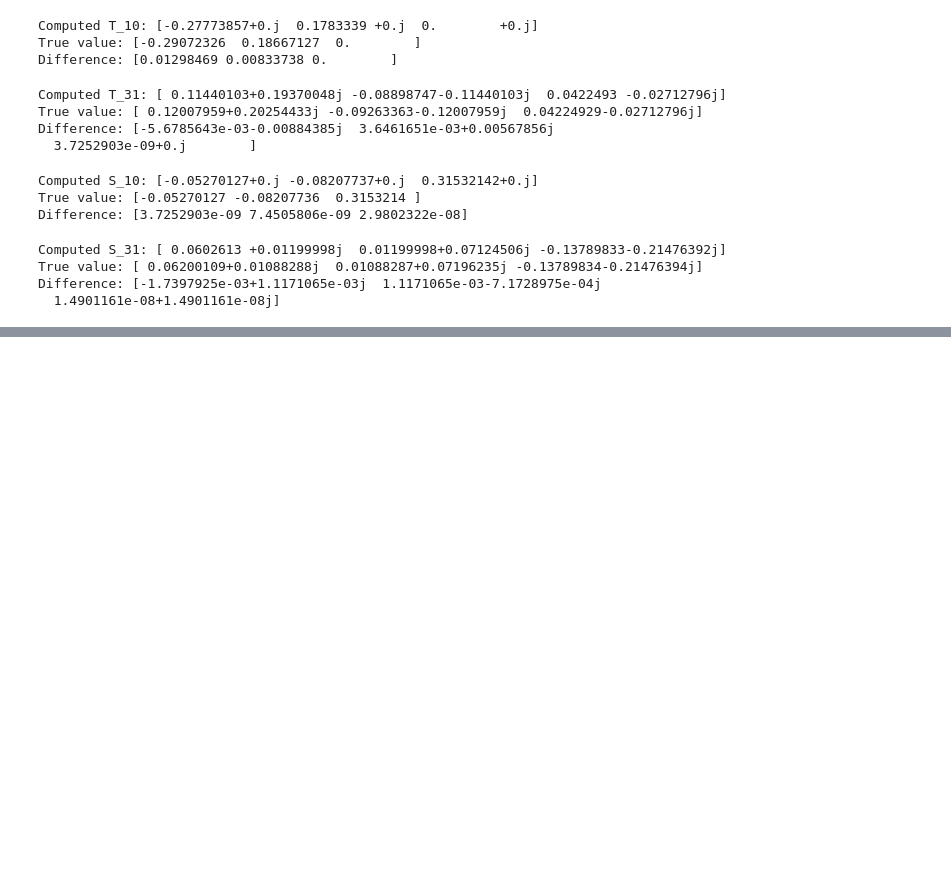
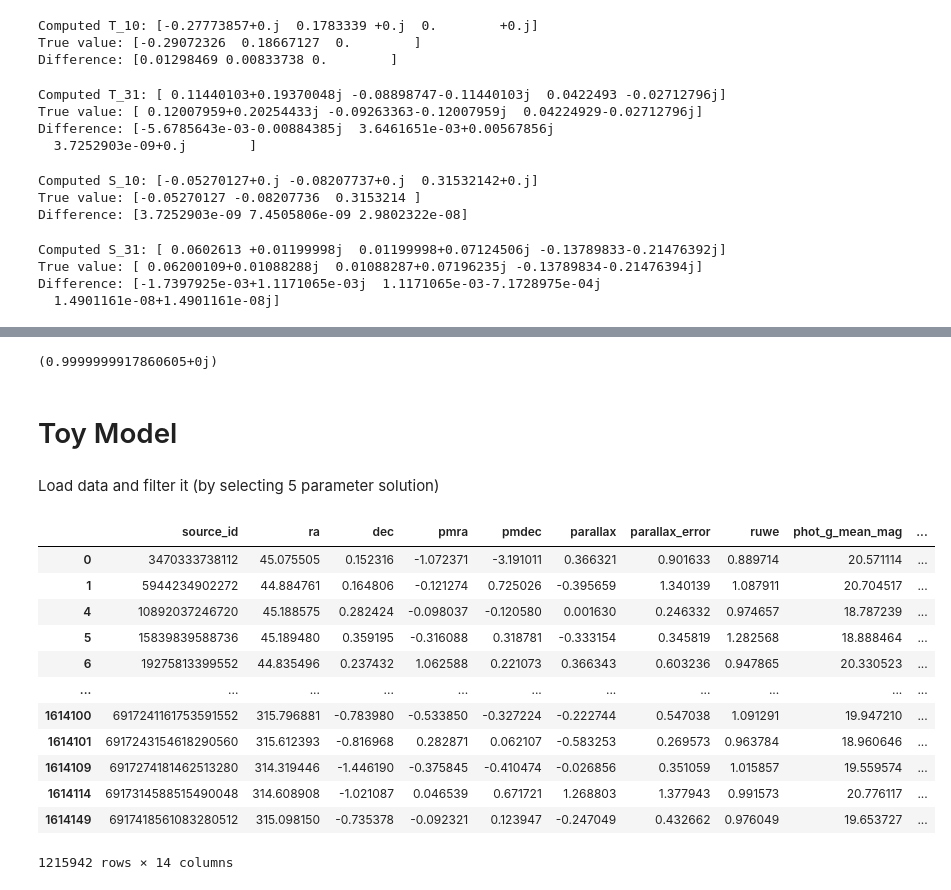
Before and after one commit to MatteoMancini01/Gaia_EDR3, a Jupyter notebook: Tests.ipynb, the cells around one changed output, grey strips where cells are left out. Drawn from its saved outputs; the diff is of its cells as text; code cells hidden in the pictures; blank space fills up the shorter version.

```diff
--- a/Tests.ipynb
+++ b/Tests.ipynb
@@ -530,0 +459,24 @@ plt.show()
+# %%
+# Real part
+f_real = lambda delta, alpha: jnp.vdot(
+    S_lm_scalar(alpha, delta, 1, 0),
+    S_slm_scalar(alpha, delta, 1, 0)
+).real * jnp.cos(delta)
+
+# Imaginary part
+f_imag = lambda delta, alpha: jnp.vdot(
+    S_lm_scalar(alpha, delta, 1, 0),
+    S_slm_scalar(alpha, delta, 1, 0)
+).imag * jnp.cos(delta)
+
+# Integrate both
+real_part, err_real = dblquad(f_real, 0., 2*jnp.pi, lambda alpha: -jnp.pi/2, lambda alpha: jnp.pi/2)
+imag_part, err_imag = dblquad(f_imag, 0., 2*jnp.pi, lambda alpha: -jnp.pi/2, lambda alpha: jnp.pi/2)
+
+# Combine
+result = real_part + 1j*imag_part
+print(result)
+# %% [output]
+(0.9999999917860605+0j)
+# %% [markdown]
+# Toy Model
@@ -530,0 +491,21 @@ plt.show()
+# %% [markdown]
+Load data and filter it (by selecting 5 parameter solution)
+# %%
+df_loaded = pd.read_csv("qso_full_data.csv")
+df = df_loaded[df_loaded["astrometric_params_solved"]==31]
+# %%
+df
+# %% [output]
+|  | source_id | ra | dec | pmra | pmdec | parallax | parallax_error | ruwe | phot_g_mean_mag | ... |
+| 0 | 3470333738112 | 45.075505 | 0.152316 | -1.072371 | -3.191011 | 0.366321 | 0.901633 | 0.889714 | 20.571114 | ... |
+| 1 | 5944234902272 | 44.884761 | 0.164806 | -0.121274 | 0.725026 | -0.395659 | 1.340139 | 1.087911 | 20.704517 | ... |
+| 4 | 10892037246720 | 45.188575 | 0.282424 | -0.098037 | -0.120580 | 0.001630 | 0.246332 | 0.974657 | 18.787239 | ... |
+| 5 | 15839839588736 | 45.189480 | 0.359195 | -0.316088 | 0.318781 | -0.333154 | 0.345819 | 1.282568 | 18.888464 | ... |
+| 6 | 19275813399552 | 44.835496 | 0.237432 | 1.062588 | 0.221073 | 0.366343 | 0.603236 | 0.947865 | 20.330523 | ... |
+| ... | ... | ... | ... | ... | ... | ... | ... | ... | ... | ... |
+| 1614100 | 6917241161753591552 | 315.796881 | -0.783980 | -0.533850 | -0.327224 | -0.222744 | 0.547038 | 1.091291 | 19.947210 | ... |
+| 1614101 | 6917243154618290560 | 315.612393 | -0.816968 | 0.282871 | 0.062107 | -0.583253 | 0.269573 | 0.963784 | 18.960646 | ... |
+| 1614109 | 6917274181462513280 | 314.319446 | -1.446190 | -0.375845 | -0.410474 | -0.026856 | 0.351059 | 1.015857 | 19.559574 | ... |
+| 1614114 | 6917314588515490048 | 314.608908 | -1.021087 | 0.046539 | 0.671721 | 1.268803 | 1.377943 | 0.991573 | 20.776117 | ... |
+| 1614149 | 6917418561083280512 | 315.098150 | -0.735378 | -0.092321 | 0.123947 | -0.247049 | 0.432662 | 0.976049 | 19.653727 | ... |
+1215942 rows × 14 columns
```
Also changed, not shown: parts of 20 cells of this notebook.
